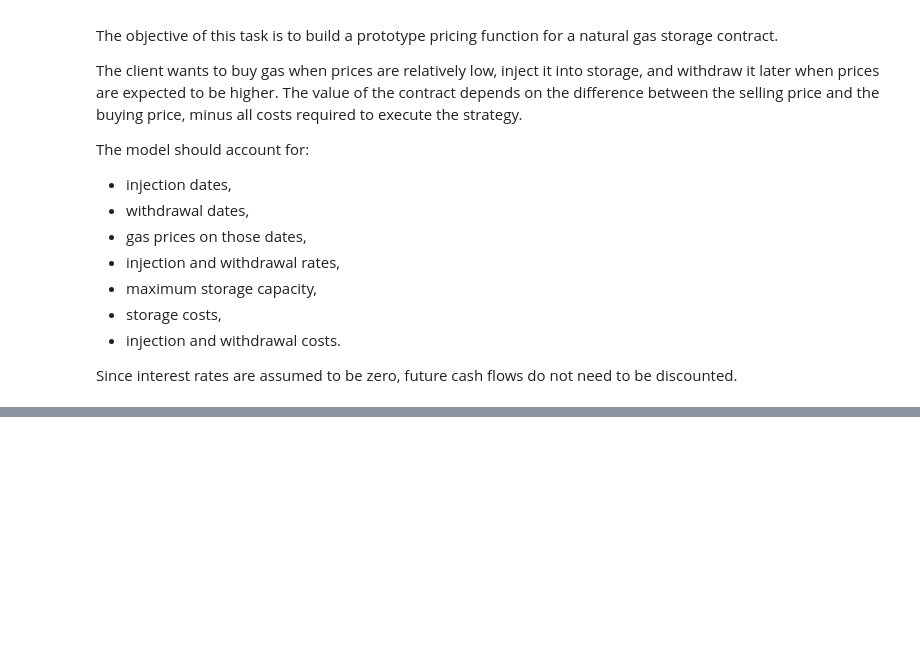
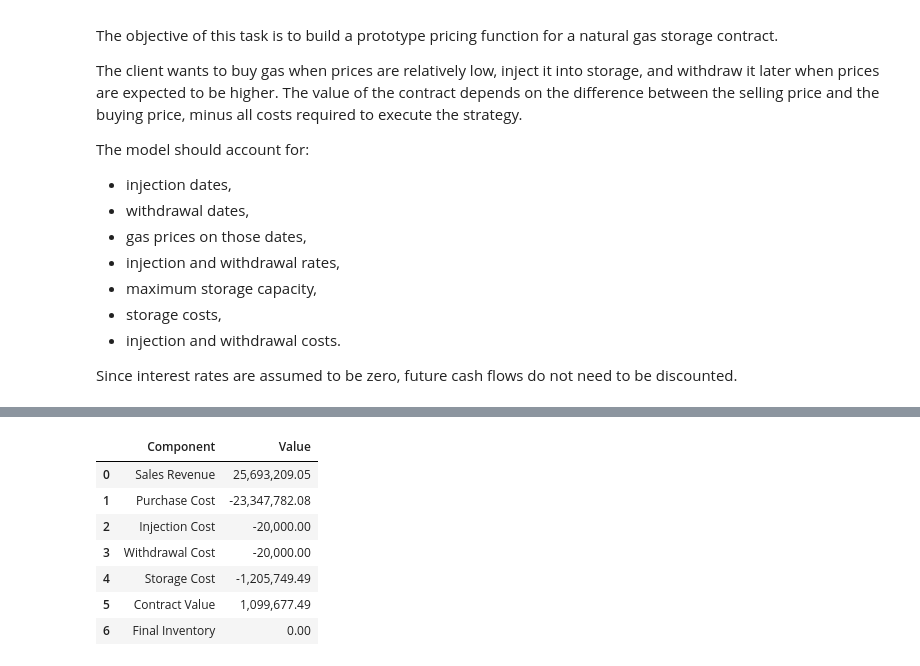
Before and after one commit to aniolarolas/quant-research-pricing-credit-risk, a Jupyter notebook: 02_storage_contract_pricing.ipynb, the cells around one changed output, grey strips where cells are left out. Drawn from its saved outputs; the diff is of its cells as text; code cells hidden in the pictures; blank space fills up the shorter version.

```diff
--- a/02_storage_contract_pricing.ipynb
+++ b/02_storage_contract_pricing.ipynb
@@ -32,0 +448,34 @@ Since interest rates are assumed to be zero, future cash flows do not need to be
+# %%
+summary = pd.DataFrame({
+    "Component": [
+        "Sales Revenue",
+        "Purchase Cost",
+        "Injection Cost",
+        "Withdrawal Cost",
+        "Storage Cost",
+        "Contract Value",
+        "Final Inventory"
+    ],
+    "Value": [
+        result["total_sales_revenue"],
+        -result["total_purchase_cost"],
+        -result["total_injection_cost"],
+        -result["total_withdrawal_cost"],
+        -result["total_storage_cost"],
+        result["contract_value"],
+        result["final_inventory"]
+    ]
+})
+
+display_summary = summary.copy()
+display_summary["Value"] = display_summary["Value"].map(lambda x: f"{x:,.2f}")
+display_summary
+# %% [output]
+|  | Component | Value |
+| 0 | Sales Revenue | 25,693,209.05 |
+| 1 | Purchase Cost | -23,347,782.08 |
+| 2 | Injection Cost | -20,000.00 |
+| 3 | Withdrawal Cost | -20,000.00 |
+| 4 | Storage Cost | -1,205,749.49 |
+| 5 | Contract Value | 1,099,677.49 |
+| 6 | Final Inventory | 0.00 |
```
Also changed, not shown: parts of 38 cells of this notebook.
